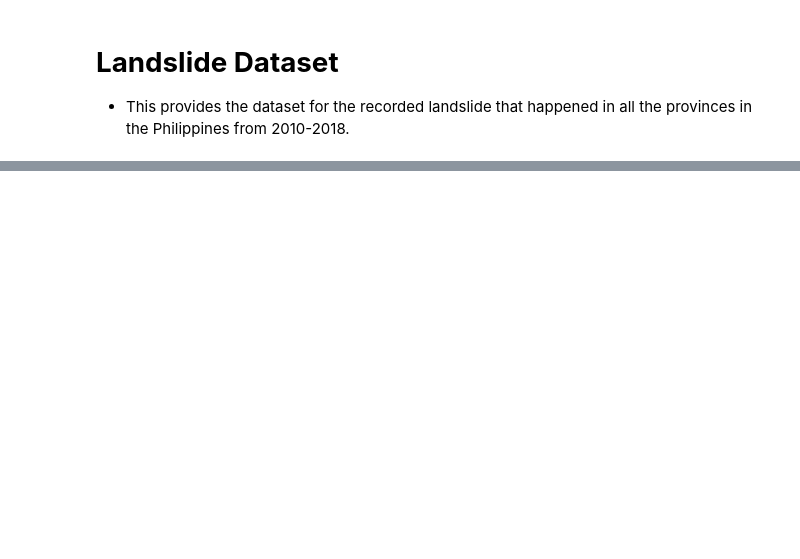
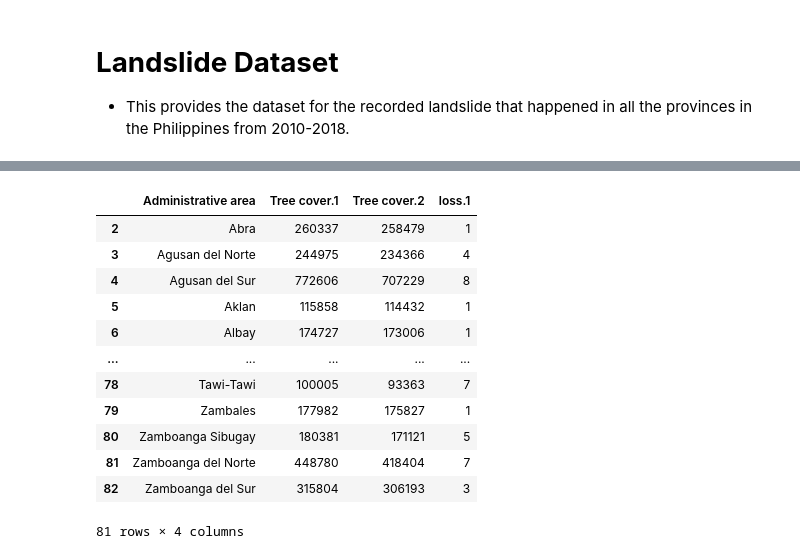
Before and after one commit to AlexDiata/ITBA_3205_Eart-Benders, a Jupyter notebook: Codes/LandSlideRisk.ipynb, the cells around one changed output, grey strips where cells are left out. Drawn from its saved outputs; the diff is of its cells as text; code cells hidden in the pictures; blank space fills up the shorter version.

```diff
--- a/Codes/LandSlideRisk.ipynb
+++ b/Codes/LandSlideRisk.ipynb
@@ -97,0 +155,22 @@ plt.show()
+# %%
+#Filling Nan/Na Cell
+df2 = df2.fillna(0)
+df2.drop(df2.head(2).index,inplace=True)
+df2.drop(df2.tail(2).index,inplace=True)
+df2['loss.1'] = df2['loss.1'].str.replace(r'\D', '').astype(int)
+
+display(df2)
+# %% [output]
+|  | Administrative area | Tree cover.1 | Tree cover.2 | loss.1 |
+| 2 | Abra | 260337 | 258479 | 1 |
+| 3 | Agusan del Norte | 244975 | 234366 | 4 |
+| 4 | Agusan del Sur | 772606 | 707229 | 8 |
+| 5 | Aklan | 115858 | 114432 | 1 |
+| 6 | Albay | 174727 | 173006 | 1 |
+| ... | ... | ... | ... | ... |
+| 78 | Tawi-Tawi | 100005 | 93363 | 7 |
+| 79 | Zambales | 177982 | 175827 | 1 |
+| 80 | Zamboanga Sibugay | 180381 | 171121 | 5 |
+| 81 | Zamboanga del Norte | 448780 | 418404 | 7 |
+| 82 | Zamboanga del Sur | 315804 | 306193 | 3 |
+81 rows × 4 columns
```
Also changed, not shown: parts of 7 cells of this notebook.
